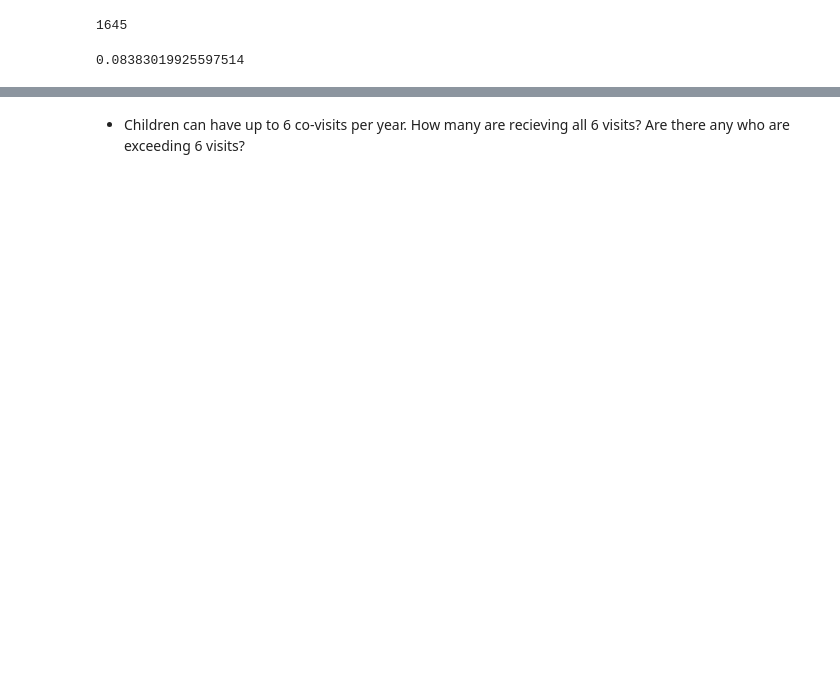
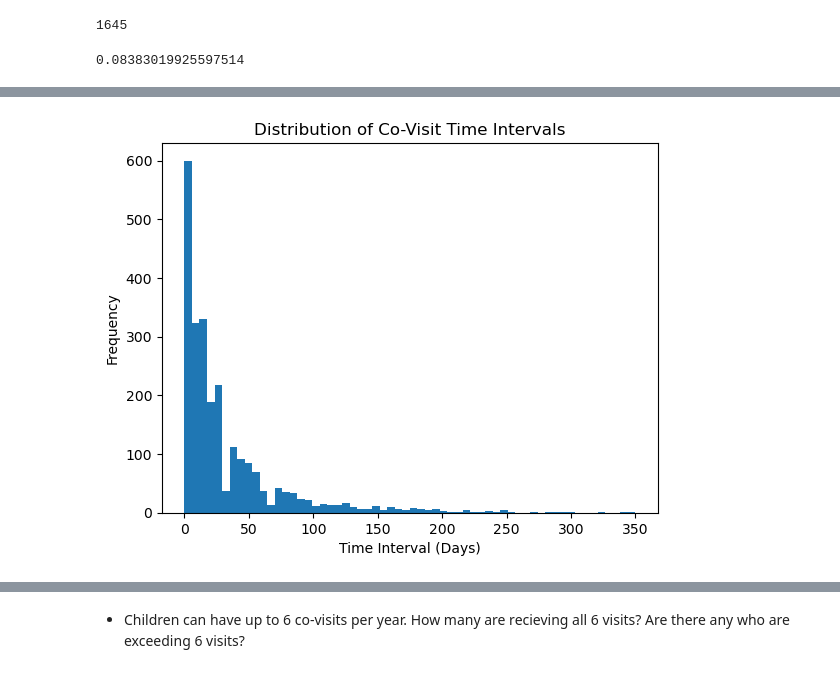
Before and after one commit to NSS-Data-Analytics-Cohort-8/teis_da8_1-sockswithsandals, a Jupyter notebook: teis.ipynb, the cells around one changed output, grey strips where cells are left out. Saved outputs shown, nothing was run; the diff lists cells and outputs as text; code cells hidden in the pictures; blank space fills up the shorter version.

Commit message:
charts

```diff
--- a/teis.ipynb
+++ b/teis.ipynb
@@ -140,0 +165,10 @@ covisit_perc
+# %%
+plt.hist(co_visit_rows['VISIT_DIFF'].dt.days, bins=60)
+
+plt.xlabel('Time Interval (Days)')
+plt.ylabel('Frequency')
+plt.title('Distribution of Co-Visit Time Intervals')
+
+plt.show()
+# %% [output]
+[figure, added]
```
Also changed, not shown: parts of 33 cells of this notebook.
